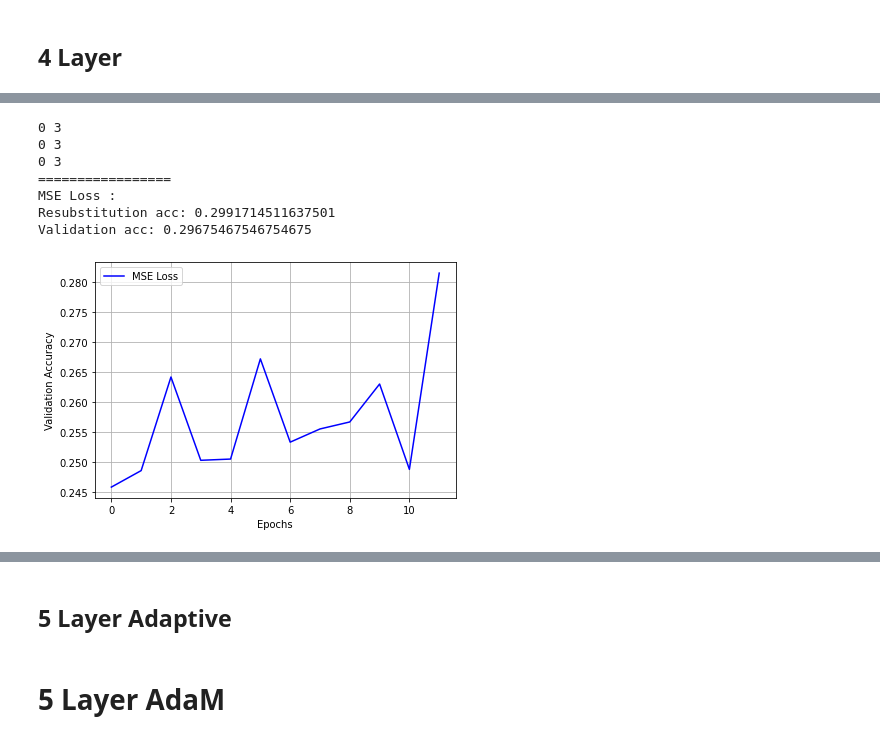
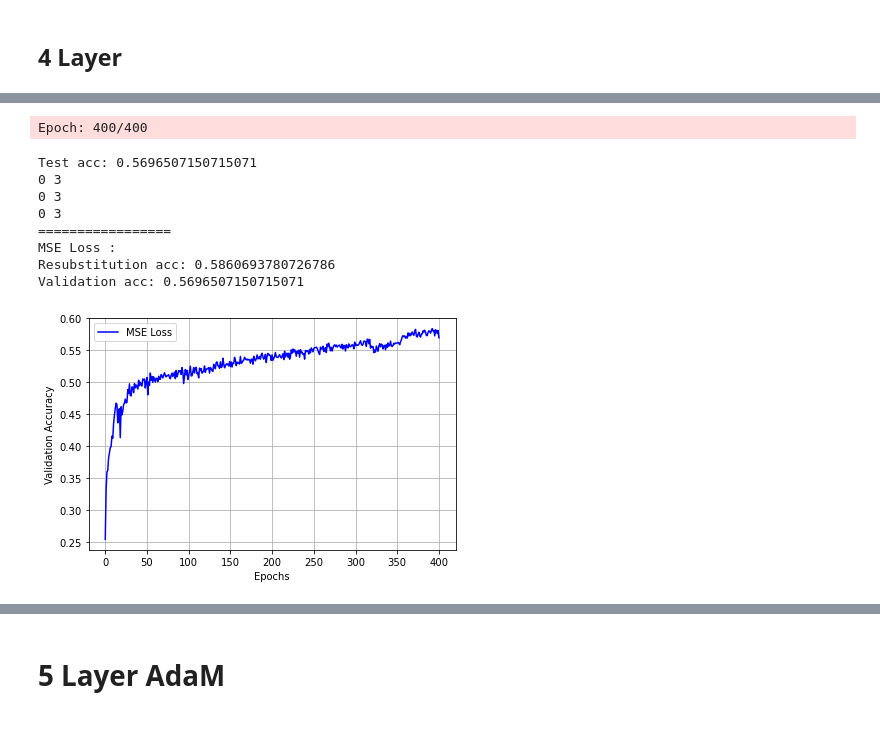
Before and after one commit to stevenjohnlarsen/poverty-data-lab-nn, a Jupyter notebook: Nick.ipynb, the cells around one changed output, grey strips where cells are left out. Drawn from its saved outputs; the diff is of its cells as text; code cells hidden in the pictures.

Commit message:
Adaptive.

```diff
--- a/Nick.ipynb
+++ b/Nick.ipynb
@@ -819,7 +812,7 @@ print(X_train.shape)
 %%time
 from sklearn.metrics import accuracy_score
 params = { 'n_hidden1':25, 'n_hidden2':12,
-         'C':0.01, 'epochs':100,'eta':0.001,
+         'C':0.01, 'epochs':1000,'eta':0.001,
          'alpha':0.1, 'decrease_const':1e-5, 'minibatches':50,
          'shuffle':True,'random_state':1}
 
@@ -1177,15 +1044,15 @@ class NLayerPerceptron(NLayerPerceptronBase):
 # %%
 %%time
 from sklearn.metrics import accuracy_score
-params = { 'hidden_layers':(100,50,25),
-         'C':0.1, 'epochs':100,'eta':0.001,
+params = { 'hidden_layers':(25,12),
+         'C':0.1, 'epochs':600,'eta':0.001,
          'alpha':0.001, 'decrease_const':1e-5, 'minibatches':100,
          'shuffle':True,'random_state':1}
 
 #X_train, X_test, y_train, y_test = train_test_split(X_nums,y_nums,test_size = 0.2)
 
 nn = NLayerPerceptron(**params)
-nn.fit(X_train, y_train, print_progress=10,XY_test=(X_test,y_test))
+nn.fit(X_train, y_train, print_progress=1,XY_test=(X_test,y_test))
 yhat = nn.predict(X_test)
 print('Test acc:',accuracy_score(y_test,yhat))
 # %% [output]
@@ -1213,8 +1109,8 @@ Validation acc: 0.3624174917491749
 # %%
 %%time
 from sklearn.metrics import accuracy_score
-params = { 'hidden_layers':(100,50,25),
-         'C':0.1, 'epochs':1000,'eta':0.001,
+params = { 'hidden_layers':(100,50,25,10),
+         'C':0.1, 'epochs':800,'eta':0.001,
          'alpha':0.001, 'decrease_const':1e-5, 'minibatches':50,
          'shuffle':True,'random_state':1}
 
@@ -1250,14 +1319,19 @@ Validation acc: 0.5468234323432343
 %%time
 from sklearn.metrics import accuracy_score
 params = { 'hidden_layers':(100,50,25,10),
-         'C':0.1, 'epochs':1000,'eta':0.001,
-         'alpha':0.001, 'decrease_const':1e-5, 'minibatches':50,
+         'C':0.01, 'epochs':200,'eta':0.001,
+         'alpha':0.001, 'decrease_const':1e-5, 'minibatches':200,
          'shuffle':True,'random_state':1}
 
-#X_train, X_test, y_train, y_test = train_test_split(X_nums,y_nums,test_size = 0.2)
-
-nn = NLayerPerceptron(**params)
-nn.fit(X_train, y_train, print_progress=10,XY_test=(X_test,y_test))
+nn = NLayerPerceptronAdaGrad(**params)
+nn.fit(X_train, y_train, print_progress=1,XY_test=(X_test,y_test))
 yhat = nn.predict(X_test)
 print('Test acc:',accuracy_score(y_test,yhat))
+
+print(min(y_test),max(y_test))
+print(min(yhat),max(yhat))
+print(min(y_train),max(y_train))
+print_result(nn,X_train,y_train,X_test,y_test,title="MSE Loss",color="blue")
+
+plt.show()
 # %% [output]
@@ -1266,16 +1349,30 @@ KeyboardInterrupt:
 # %%
+%%time
+from sklearn.metrics import accuracy_score
+params = { 'hidden_layers':(100,50,25,10),
+         'C':0.01, 'epochs':400,'eta':0.001,
+         'alpha':0.001, 'decrease_const':1e-5, 'minibatches':200,
+         'shuffle':True,'random_state':1}
+
+nn = NLayerPerceptronAdaGrad(**params)
+nn.fit(X_train, y_train, print_progress=1,XY_test=(X_test,y_test))
+yhat = nn.predict(X_test)
+print('Test acc:',accuracy_score(y_test,yhat))
+
 print(min(y_test),max(y_test))
 print(min(yhat),max(yhat))
 print(min(y_train),max(y_train))
 print_result(nn,X_train,y_train,X_test,y_test,title="MSE Loss",color="blue")
 
 plt.show()
 # %% [output]
-0 3
-0 3
-0 3
-=================
-MSE Loss :
-Resubstitution acc: 0.2991714511637501
-Validation acc: 0.29675467546754675
+Epoch: 400/400
+Test acc: 0.5696507150715071
+0 3
+0 3
+0 3
+=================
+MSE Loss :
+Resubstitution acc: 0.5860693780726786
+Validation acc: 0.5696507150715071
-[figure, old version]
+[figure, new version]
@@ -1282,4 +1380,2 @@ Validation acc: 0.29675467546754675
-# %% [markdown]
-## 5 Layer Adaptive
 # %% [markdown]
 # 5 Layer AdaM
```
Also changed, not shown: parts of 39 cells of this notebook.
